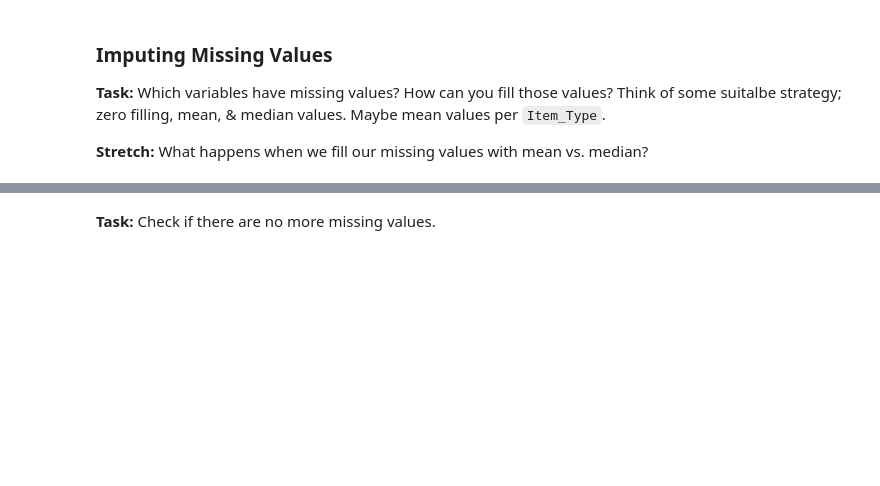
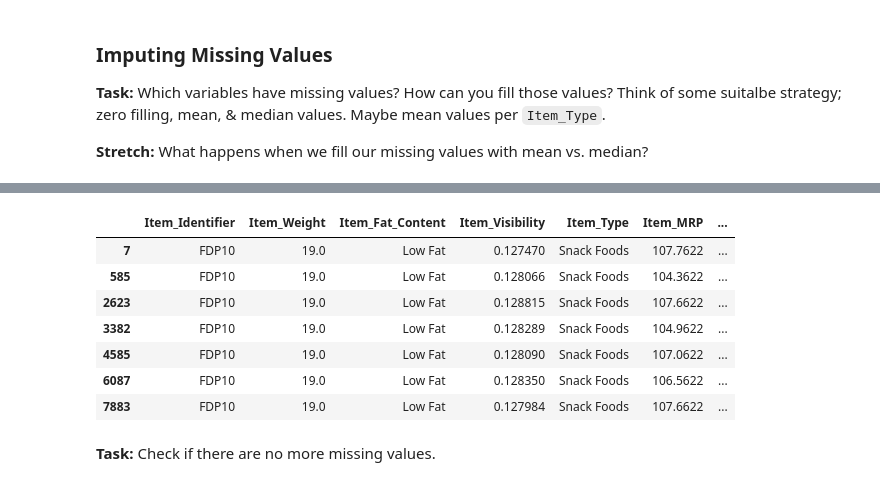
Before and after one commit to KyleKulas/lighthouse_data_notes, a Jupyter notebook: Week_3/Day_3/data_preparation_exercise-master/data_prep_exercise.ipynb, the cells around one changed output, grey strips where cells are left out. Cells and saved outputs as stored; diff of their text form; code cells hidden in the pictures; blank space fills up the shorter version.

```diff
--- a/Week_3/Day_3/data_preparation_exercise-master/data_prep_exercise.ipynb
+++ b/Week_3/Day_3/data_preparation_exercise-master/data_prep_exercise.ipynb
@@ -174,0 +277,17 @@ This step typically involves imputing missing values and treating outliers.
+# %%
+#
+# fill item Weight nan by sorting by product ident and item weight. then ffill
+data_sorted = data.sort_values(['Item_Identifier','Item_Weight'])
+data_sorted.ffill(inplace=True)
+data['Item_Weight'] = data_sorted['Item_Weight']
+# %%
+data[data['Item_Identifier'] == 'FDP10']
+# %% [output]
+|  | Item_Identifier | Item_Weight | Item_Fat_Content | Item_Visibility | Item_Type | Item_MRP | ... |
+| 7 | FDP10 | 19.0 | Low Fat | 0.127470 | Snack Foods | 107.7622 | ... |
+| 585 | FDP10 | 19.0 | Low Fat | 0.128066 | Snack Foods | 104.3622 | ... |
+| 2623 | FDP10 | 19.0 | Low Fat | 0.128815 | Snack Foods | 107.6622 | ... |
+| 3382 | FDP10 | 19.0 | Low Fat | 0.128289 | Snack Foods | 104.9622 | ... |
+| 4585 | FDP10 | 19.0 | Low Fat | 0.128090 | Snack Foods | 107.0622 | ... |
+| 6087 | FDP10 | 19.0 | Low Fat | 0.128350 | Snack Foods | 106.5622 | ... |
+| 7883 | FDP10 | 19.0 | Low Fat | 0.127984 | Snack Foods | 107.6622 | ... |
```
Also changed, not shown: parts of 13 cells of this notebook.
